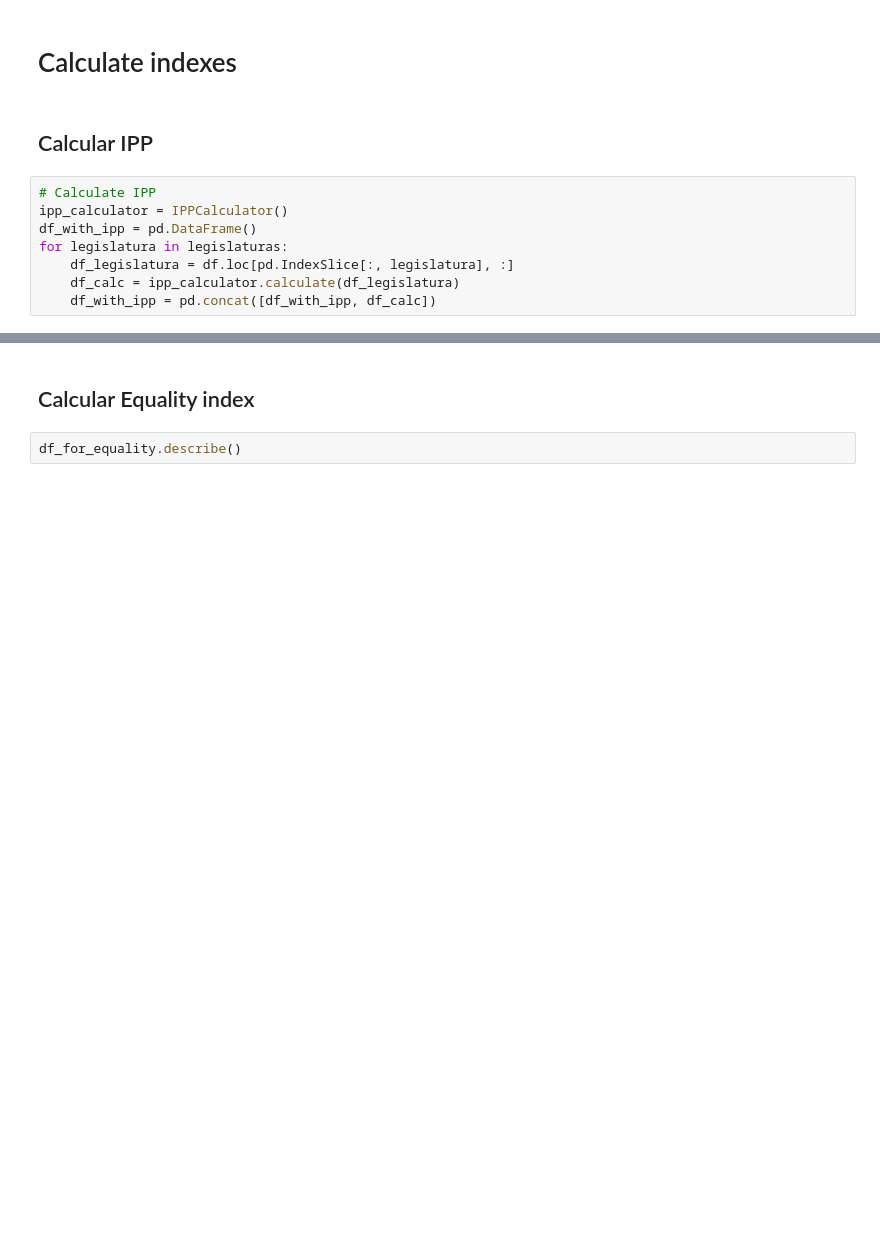
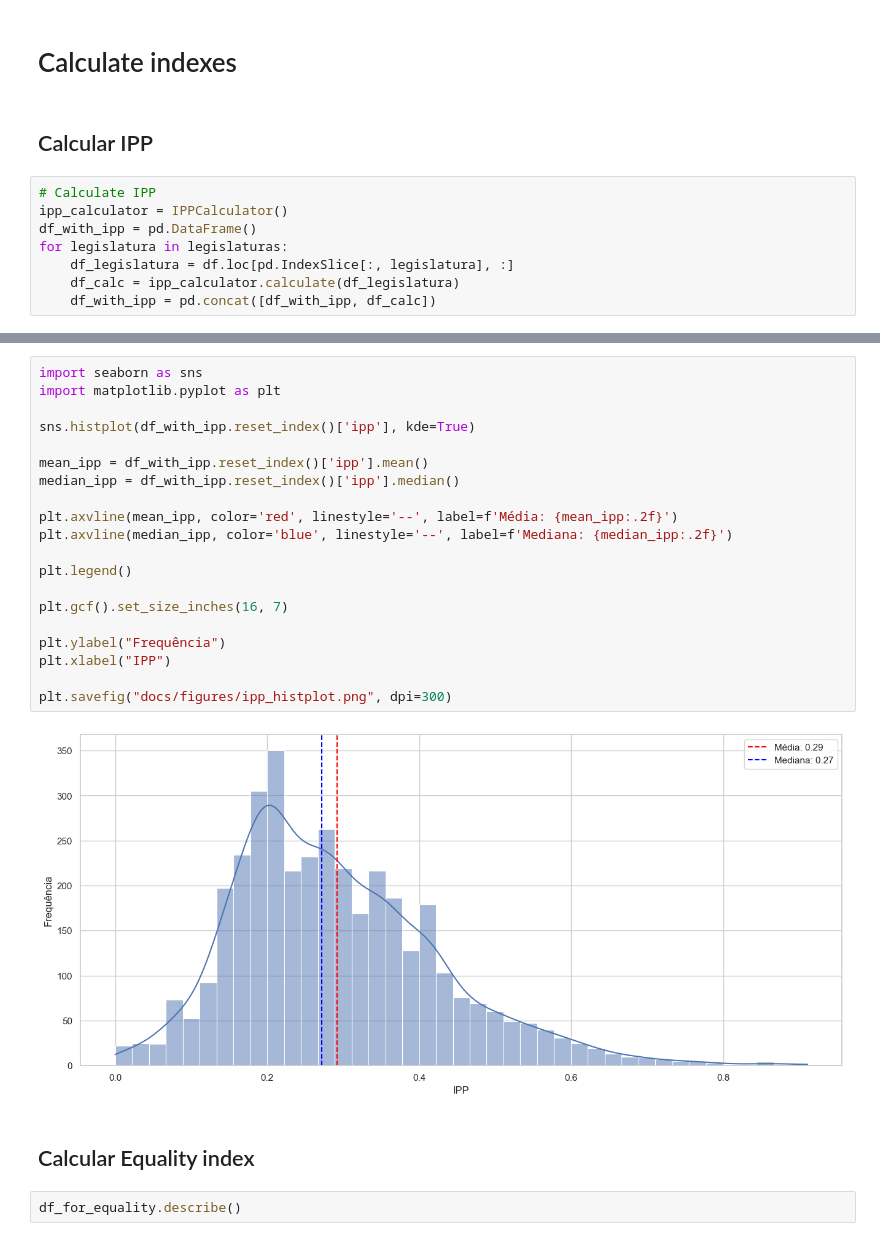
Before and after one commit to AcacioTelechi/redem-index, a Jupyter notebook: indices_calculation.ipynb, the cells around one changed output, grey strips where cells are left out. Cells and saved outputs as stored; diff of their text form; blank space fills up the shorter version.

```diff
--- a/indices_calculation.ipynb
+++ b/indices_calculation.ipynb
@@ -117,3 +142,25 @@ for legislatura in legislaturas:
+# %%
+import seaborn as sns
+import matplotlib.pyplot as plt
+
+sns.histplot(df_with_ipp.reset_index()['ipp'], kde=True)
+
+mean_ipp = df_with_ipp.reset_index()['ipp'].mean()
+median_ipp = df_with_ipp.reset_index()['ipp'].median()
+
+plt.axvline(mean_ipp, color='red', linestyle='--', label=f'Média: {mean_ipp:.2f}')
+plt.axvline(median_ipp, color='blue', linestyle='--', label=f'Mediana: {median_ipp:.2f}')
+
+plt.legend()
+
+plt.gcf().set_size_inches(16, 7)
+
+plt.ylabel("Frequência")
+plt.xlabel("IPP")
+
+plt.savefig("docs/figures/ipp_histplot.png", dpi=300)
+# %% [output]
+[figure, added]
 # %% [markdown]
 ## Calcular Equality index
 # %%
```
Also changed, not shown: parts of 10 cells of this notebook.
